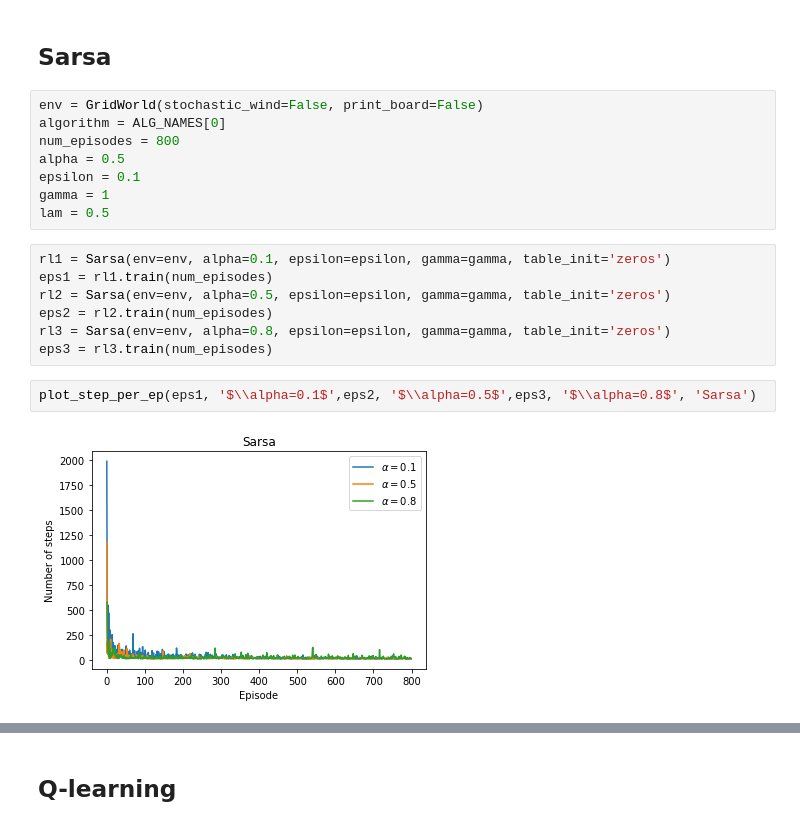
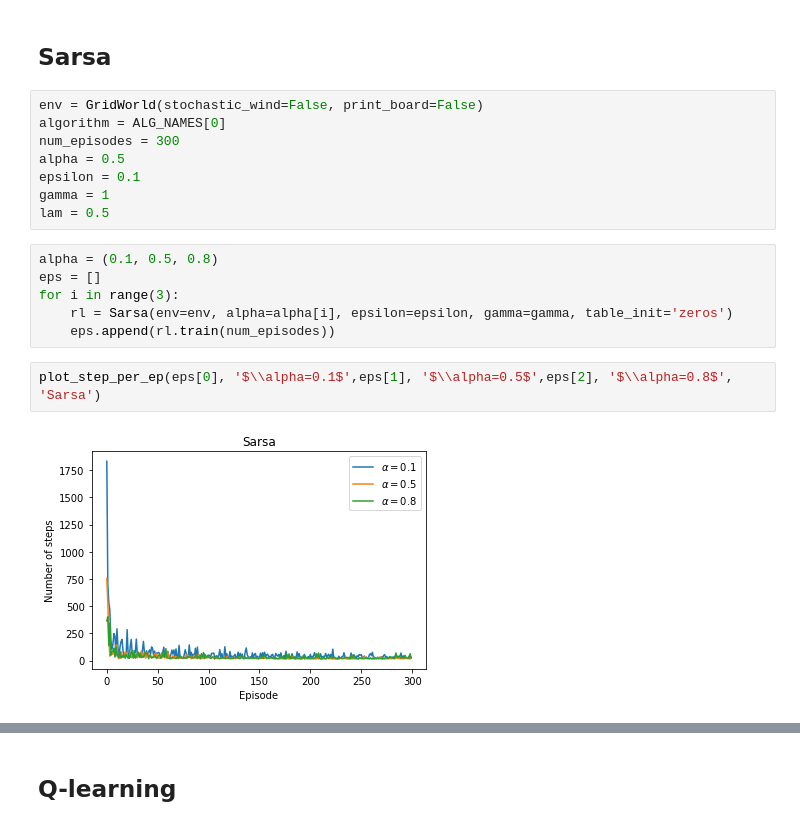
Before and after one commit to MatthewFilipovich/rl-gridworld, a Jupyter notebook: Plots.ipynb, the cells around one changed output, grey strips where cells are left out. Drawn from its saved outputs; the diff is of its cells as text.

Commit message:
Add plots

```diff
--- a/Plots.ipynb
+++ b/Plots.ipynb
@@ -35,19 +62,18 @@ def plot_step_per_ep(episodes1, label1=None, episodes2=None, label2=None, episod
 # %%
 env = GridWorld(stochastic_wind=False, print_board=False)
 algorithm = ALG_NAMES[0]
-num_episodes = 800
+num_episodes = 300
 alpha = 0.5
 epsilon = 0.1
 gamma = 1
 lam = 0.5
-# %%
-rl1 = Sarsa(env=env, alpha=0.1, epsilon=epsilon, gamma=gamma, table_init='zeros')
-eps1 = rl1.train(num_episodes)
-rl2 = Sarsa(env=env, alpha=0.5, epsilon=epsilon, gamma=gamma, table_init='zeros')
-eps2 = rl2.train(num_episodes)
-rl3 = Sarsa(env=env, alpha=0.8, epsilon=epsilon, gamma=gamma, table_init='zeros')
-eps3 = rl3.train(num_episodes)
+# %%
+alpha = (0.1, 0.5, 0.8)
+eps = []
+for i in range(3):
+    rl = Sarsa(env=env, alpha=alpha[i], epsilon=epsilon, gamma=gamma, table_init='zeros')
+    eps.append(rl.train(num_episodes))
 # %%
-plot_step_per_ep(eps1, '$\\alpha=0.1$',eps2, '$\\alpha=0.5$',eps3, '$\\alpha=0.8$', 'Sarsa')
+plot_step_per_ep(eps[0], '$\\alpha=0.1$',eps[1], '$\\alpha=0.5$',eps[2], '$\\alpha=0.8$', 'Sarsa')
 # %% [output]
-[figure, old version]
+[figure, new version]
```
Also changed, not shown: parts of 5 cells of this notebook.
